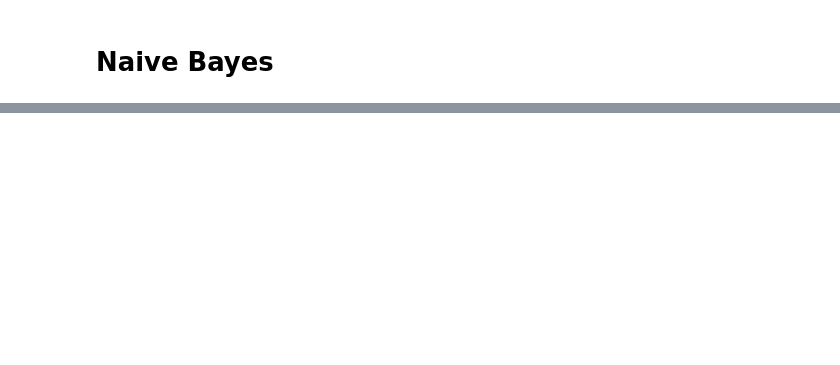
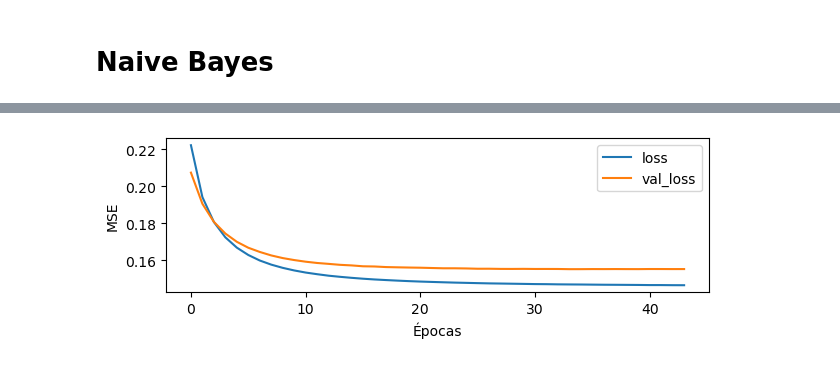
Before and after one commit to PortoSamuel/NLP-AF, a Jupyter notebook: AF-Samuel.ipynb, the cells around one changed output, grey strips where cells are left out. Cells and saved outputs as stored; diff of their text form; code cells hidden in the pictures; blank space fills up the shorter version.

```diff
--- a/AF-Samuel.ipynb
+++ b/AF-Samuel.ipynb
@@ -147,0 +281,21 @@ aulas:
+# %%
+ohe = OneHotEncoder()
+
+labels_train = np.array([list(train['Sentiment'])]).T
+labels_test = np.array([list(test['Sentiment'])]).T
+
+y_train = ohe.fit_transform(labels_train).toarray()
+y_test = ohe.fit_transform(labels_test).toarray()
+# %%
+def rede_neural_simples(input_dims, n_dims_out):
+  input_layer = Input(shape=(input_dims,))
+
+  x = input_layer
+  y = Dense(n_dims_out, activation='sigmoid', name='classificador')(x)
+
+  return Model(input_layer, y)
+# %%
+rede_neural = rede_neural_simples(X_train.shape[1], y_train.shape[1])
+rede_neural.compile(optimizer='adam', loss='mse')
+
+plot_model(rede_neural, show_shapes=True, show_layer_activations=True)
@@ -147,0 +304,3 @@ aulas:
+# %%
+es = EarlyStopping(monitor='val_loss', mode='min', verbose=1, patience=10, restore_best_weights=True)
+history = rede_neural.fit(X_train, y_train, epochs=500, validation_split=0.2, callbacks=es)
@@ -147,0 +325,10 @@ aulas:
+# %%
+plt.figure(figsize=(7,2))
+plt.plot(history.history['loss'], label='loss')
+plt.plot(history.history['val_loss'], label='val_loss')
+plt.xlabel('Épocas')
+plt.ylabel('MSE')
+plt.legend()
+plt.show()
+# %% [output]
+[figure, added]
```
Also changed, not shown: parts of 27 cells of this notebook.
